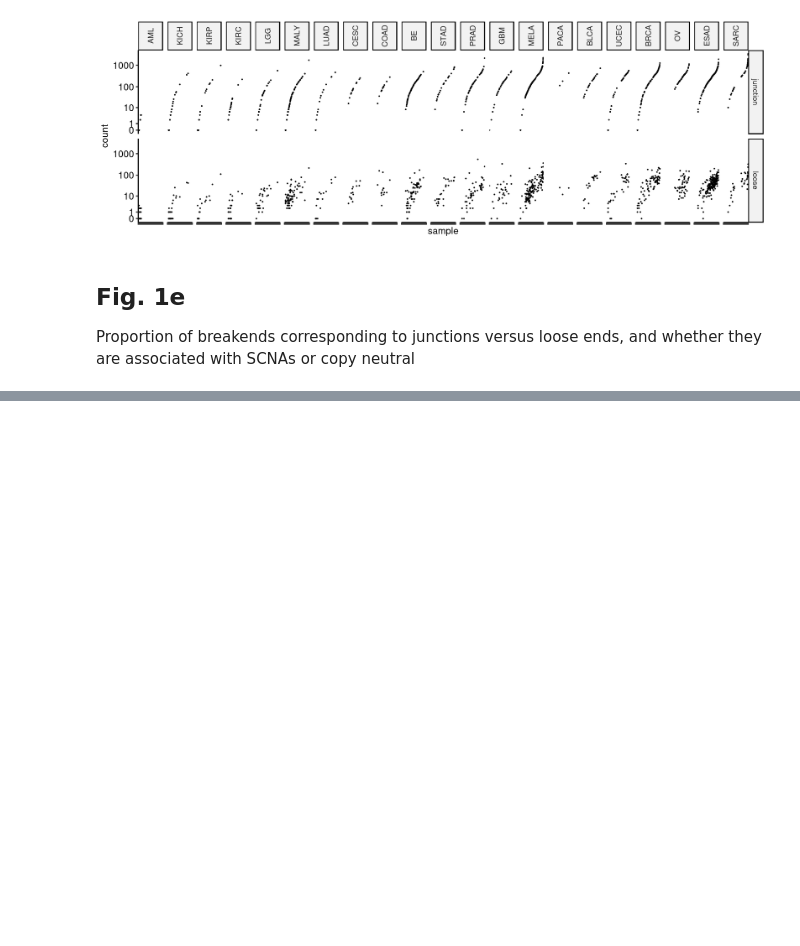
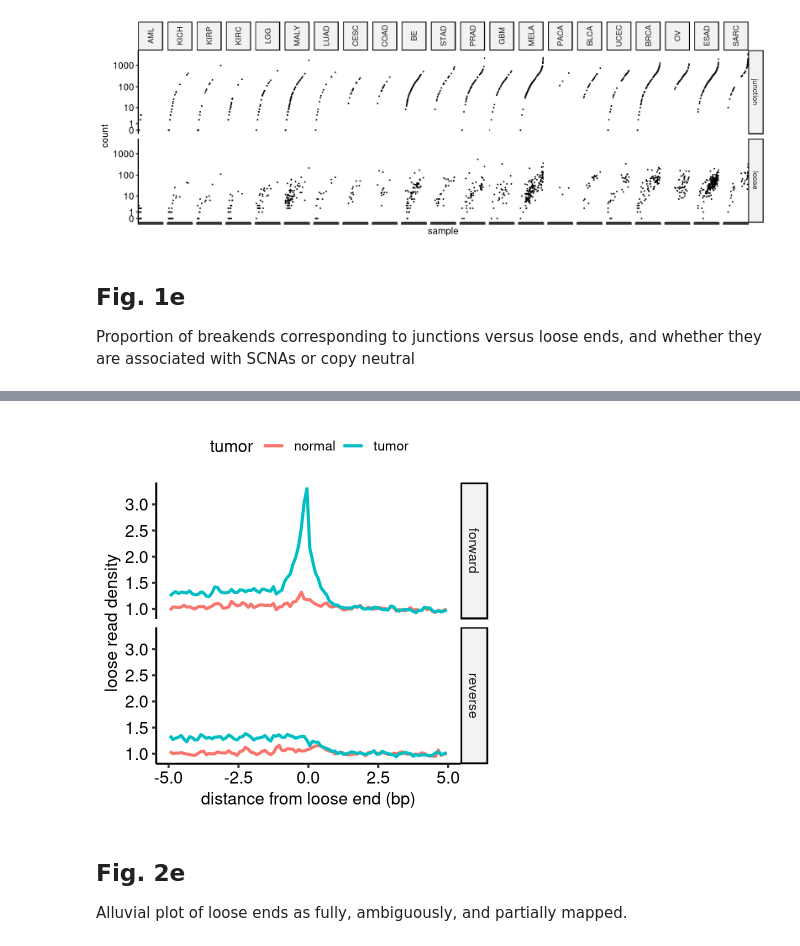
Before and after one commit to mskilab/loose_ends_2023, a Jupyter notebook: notebooks/figures.ipynb, the cells around one changed output, grey strips where cells are left out. Cells and saved outputs as stored; diff of their text form; code cells hidden in the pictures; blank space fills up the shorter version.

```diff
--- a/notebooks/figures.ipynb
+++ b/notebooks/figures.ipynb
@@ -168,0 +257,18 @@ Proportion of breakends corresponding to junctions versus loose ends, and whethe
+# %%
+## The raw data (positional reads) for this plot is *huge*
+## Consequently I only saved the summarized count of loose reads by position
+pt.dt = readRDS("./data/sequence_context/loose.reads.overall.rds")
+
+pt = ggplot(pt.dt[somatic == "somatic"], aes(x = x, y = norm.n, color = tumor)) +
+    geom_line(size = 0.8) +
+    facet_grid(rows = vars(read.strand)) +
+    labs(x = "distance from loose end (bp)", y = "loose read density") +
+    ggpubr::theme_pubr()
+# %%
+options(repr.plot.height = 4, repr.plot.width = 4, repr.plot.res = 200)
+pt
+# %% [output]
+[figure, added]
+# %% [markdown]
+## Fig. 2e
+Alluvial plot of loose ends as fully, ambiguously, and partially mapped.
```
Also changed, not shown: parts of 54 cells of this notebook, 21 other files.
